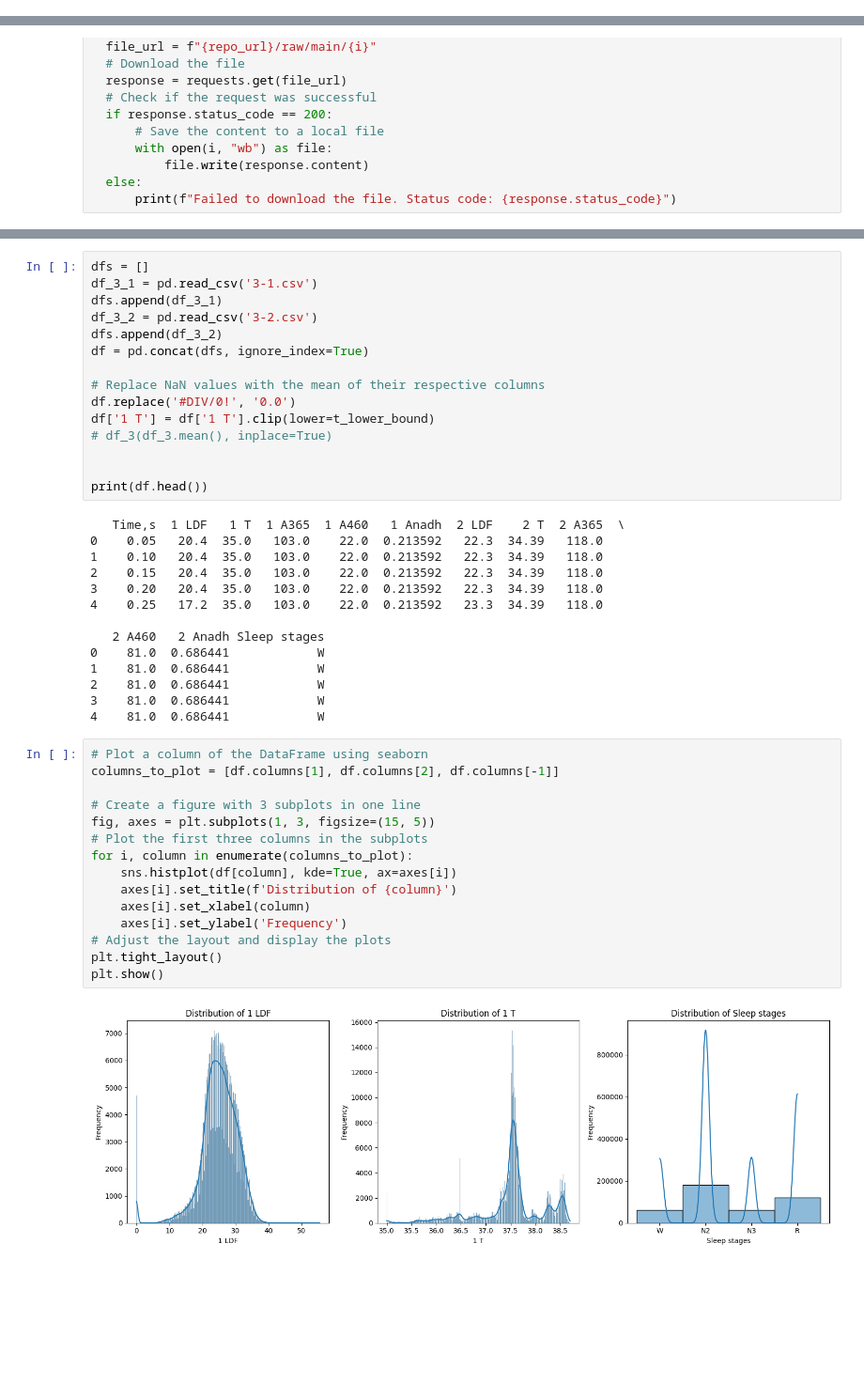
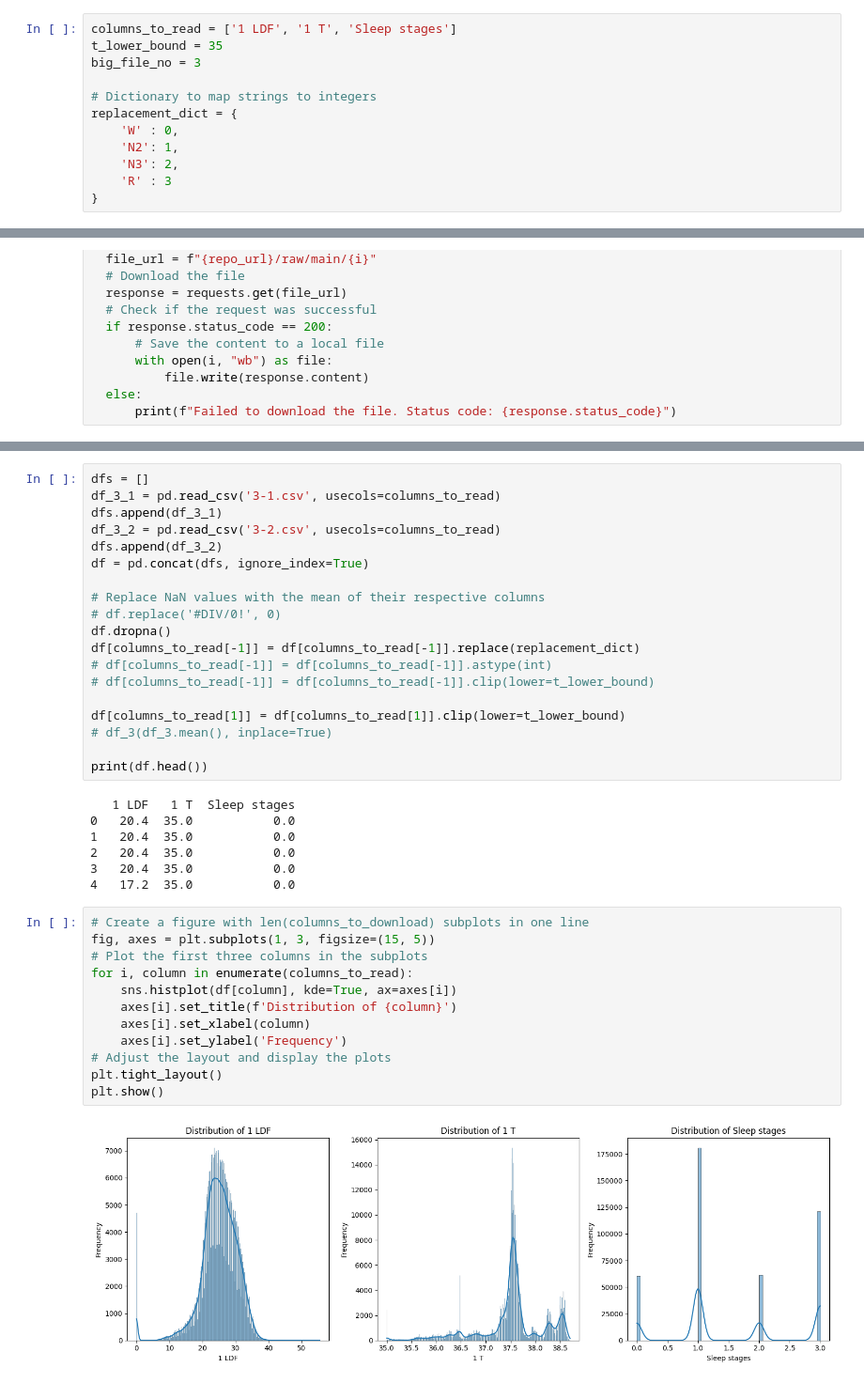
Before and after one commit to Mechanics-Mechatronics-and-Robotics/ML-2024, a Jupyter notebook: Sleep_stages_Baseline.ipynb, the cells around one changed output, grey strips where cells are left out. Shown at 94% size. Saved outputs shown, nothing was run; the diff lists cells and outputs as text; blank space fills up the shorter version.

```diff
--- a/Sleep_stages_Baseline.ipynb
+++ b/Sleep_stages_Baseline.ipynb
@@ -14,3 +12,15 @@ t_lower_bound = 35
+# %%
+columns_to_read = ['1 LDF', '1 T', 'Sleep stages']
+t_lower_bound = 35
+big_file_no = 3
+
+# Dictionary to map strings to integers
+replacement_dict = {
+    'W' : 0,
+    'N2': 1,
+    'N3': 2,
+    'R' : 3
+}
 # %% [markdown]
 # Download data
 # %%
@@ -38,46 +48,40 @@ Concatinate parts of a large file and visualize its columns
 # %%
 dfs = []
-df_3_1 = pd.read_csv('3-1.csv')
+df_3_1 = pd.read_csv('3-1.csv', usecols=columns_to_read)
 dfs.append(df_3_1)
-df_3_2 = pd.read_csv('3-2.csv')
+df_3_2 = pd.read_csv('3-2.csv', usecols=columns_to_read)
 dfs.append(df_3_2)
 df = pd.concat(dfs, ignore_index=True)
 
 # Replace NaN values with the mean of their respective columns
-df.replace('#DIV/0!', '0.0')
-df['1 T'] = df['1 T'].clip(lower=t_lower_bound)
+# df.replace('#DIV/0!', 0)
+df.dropna()
+df[columns_to_read[-1]] = df[columns_to_read[-1]].replace(replacement_dict)
+# df[columns_to_read[-1]] = df[columns_to_read[-1]].astype(int)
+# df[columns_to_read[-1]] = df[columns_to_read[-1]].clip(lower=t_lower_bound)
+
+df[columns_to_read[1]] = df[columns_to_read[1]].clip(lower=t_lower_bound)
 # df_3(df_3.mean(), inplace=True)
 
-
 print(df.head())
 # %% [output]
-   Time,s  1 LDF   1 T  1 A365  1 A460   1 Anadh  2 LDF    2 T  2 A365  \
-0    0.05   20.4  35.0   103.0    22.0  0.213592   22.3  34.39   118.0
-1    0.10   20.4  35.0   103.0    22.0  0.213592   22.3  34.39   118.0
-2    0.15   20.4  35.0   103.0    22.0  0.213592   22.3  34.39   118.0
-3    0.20   20.4  35.0   103.0    22.0  0.213592   22.3  34.39   118.0
-4    0.25   17.2  35.0   103.0    22.0  0.213592   23.3  34.39   118.0
-
-   2 A460   2 Anadh Sleep stages
-0    81.0  0.686441            W
-1    81.0  0.686441            W
-2    81.0  0.686441            W
-3    81.0  0.686441            W
-4    81.0  0.686441            W
+   1 LDF   1 T  Sleep stages
+0   20.4  35.0           0.0
+1   20.4  35.0           0.0
+2   20.4  35.0           0.0
+3   20.4  35.0           0.0
+4   17.2  35.0           0.0
 # %%
-# Plot a column of the DataFrame using seaborn
-columns_to_plot = [df.columns[1], df.columns[2], df.columns[-1]]
-
-# Create a figure with 3 subplots in one line
+# Create a figure with len(columns_to_download) subplots in one line
 fig, axes = plt.subplots(1, 3, figsize=(15, 5))
 # Plot the first three columns in the subplots
-for i, column in enumerate(columns_to_plot):
+for i, column in enumerate(columns_to_read):
     sns.histplot(df[column], kde=True, ax=axes[i])
     axes[i].set_title(f'Distribution of {column}')
     axes[i].set_xlabel(column)
     axes[i].set_ylabel('Frequency')
 # Adjust the layout and display the plots
 plt.tight_layout()
 plt.show()
 # %% [output]
-[figure, old version]
+[figure, new version]
```
Also changed, not shown: parts of 7 cells of this notebook.
